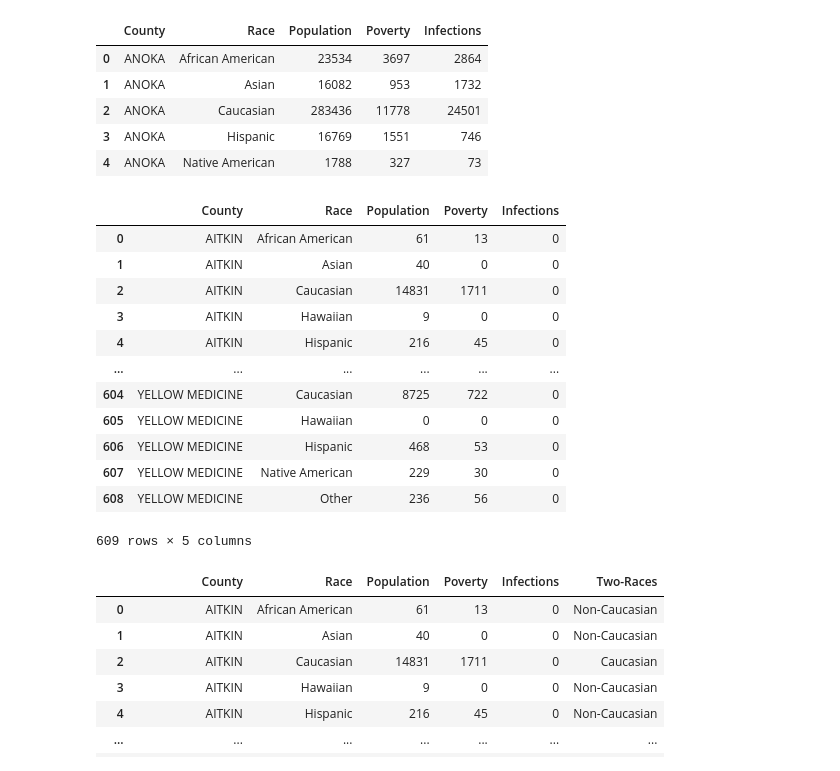
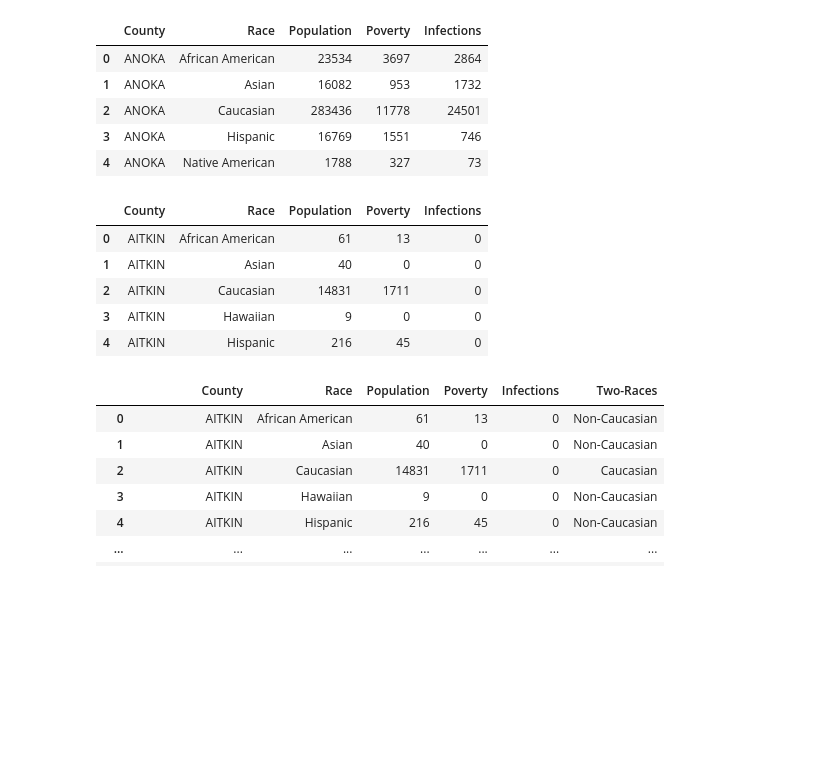
Before and after one commit to tlenzmeier58/Project_1, a Jupyter notebook: working.ipynb, the cells around one changed output. Saved outputs shown, nothing was run; the diff lists cells and outputs as text; code cells hidden in the pictures; blank space fills up the shorter version.

```diff
--- a/working.ipynb
+++ b/working.ipynb
@@ -271,29 +266,22 @@ merged_df.head()
 # %%
 # Edited merge_df for nan infections to be 0
 merged_df = pd.merge(pop_df, poverty_df, on=['County', 'Race'])
 merged_df = pd.merge(merged_df, cdc_df, on=['County', 'Race'], how = "left")
 merged_df["Infections"] = merged_df["Infections"].fillna(0)
 
 # Convert all numerical values in merged_df from strings to int
 merged_df["Population"] = merged_df["Population"].astype(int)
 merged_df["Poverty"] = merged_df["Poverty"].astype(int)
 merged_df["Infections"] = merged_df["Infections"].astype(int)
 
-merged_df
+merged_df.head()
 # %% [output]
 |  | County | Race | Population | Poverty | Infections |
 | 0 | AITKIN | African American | 61 | 13 | 0 |
 | 1 | AITKIN | Asian | 40 | 0 | 0 |
 | 2 | AITKIN | Caucasian | 14831 | 1711 | 0 |
 | 3 | AITKIN | Hawaiian | 9 | 0 | 0 |
 | 4 | AITKIN | Hispanic | 216 | 45 | 0 |
-| ... | ... | ... | ... | ... | ... |
-| 604 | YELLOW MEDICINE | Caucasian | 8725 | 722 | 0 |
-| 605 | YELLOW MEDICINE | Hawaiian | 0 | 0 | 0 |
-| 606 | YELLOW MEDICINE | Hispanic | 468 | 53 | 0 |
-| 607 | YELLOW MEDICINE | Native American | 229 | 30 | 0 |
-| 608 | YELLOW MEDICINE | Other | 236 | 56 | 0 |
-609 rows × 5 columns
 # %%
 # Convert all non-caucasian races to "non-caucasian"
 #non_caucasian = ['African American', 'Hispanic', 'Asian', 'Native American', 'Hawaiian', 'Other']
```
Also changed, not shown: parts of 12 cells of this notebook, 3 other files.
